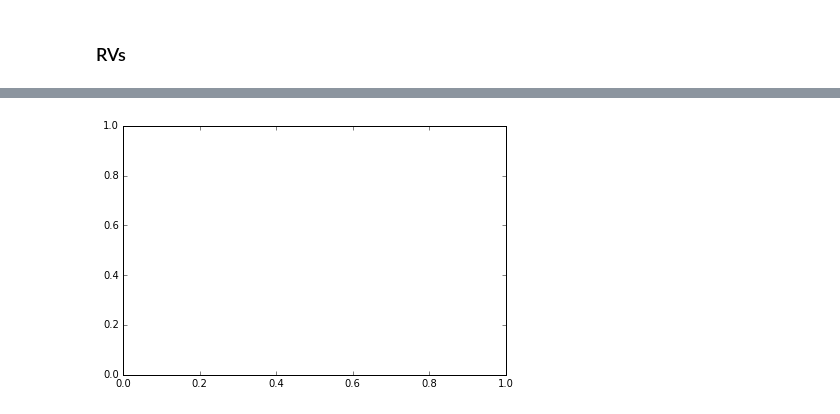
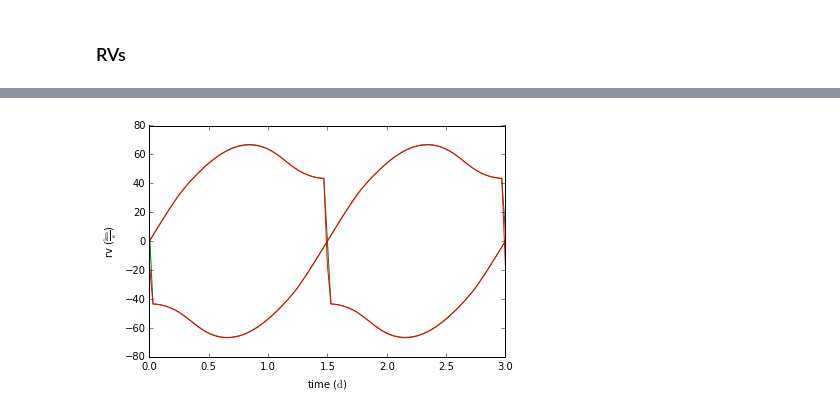
Before and after one commit to phoebe-project/phoebe2-docs, a Jupyter notebook: examples/legacy_contact_binary.ipynb, the cells around one changed output, grey strips where cells are left out. Drawn from its saved outputs; the diff is of its cells as text; code cells hidden in the pictures.

```diff
--- a/examples/legacy_contact_binary.ipynb
+++ b/examples/legacy_contact_binary.ipynb
@@ -133,7 +137,6 @@ artist = plt.axhline(0.0, linestyle='dashed', color='k')
 # %% [markdown]
 ### RVs
 # %%
-# TODO: Fix this part (plot can't find parameter times)
-axs, artists = b['rvs@phoebe2model'].plot(color='g')
-axs, artists = b['rvs@phoebe1model'].plot(color='r')
+axs, artists = b['rv01@phoebe2model'].plot(color='g')
+axs, artists = b['rv01@phoebe1model'].plot(color='r')
 # %% [output]
@@ -144,4 +143,4 @@ Thu, 01 Dec 2016 14:39 PARAMETERS   WARNING attempting to plot but could not fin
-[figure, old version]
+[figure, new version]
 # %%
 print b['primary@phoebe2model']
 artist, = plt.plot(b.get_value('rvs@primary@phoebe2model', ) - b.get_value('rvs@primary@phoebe1model'), color='g', ls=':')
```
Also changed, not shown: parts of 7 cells of this notebook, 1 other file.
